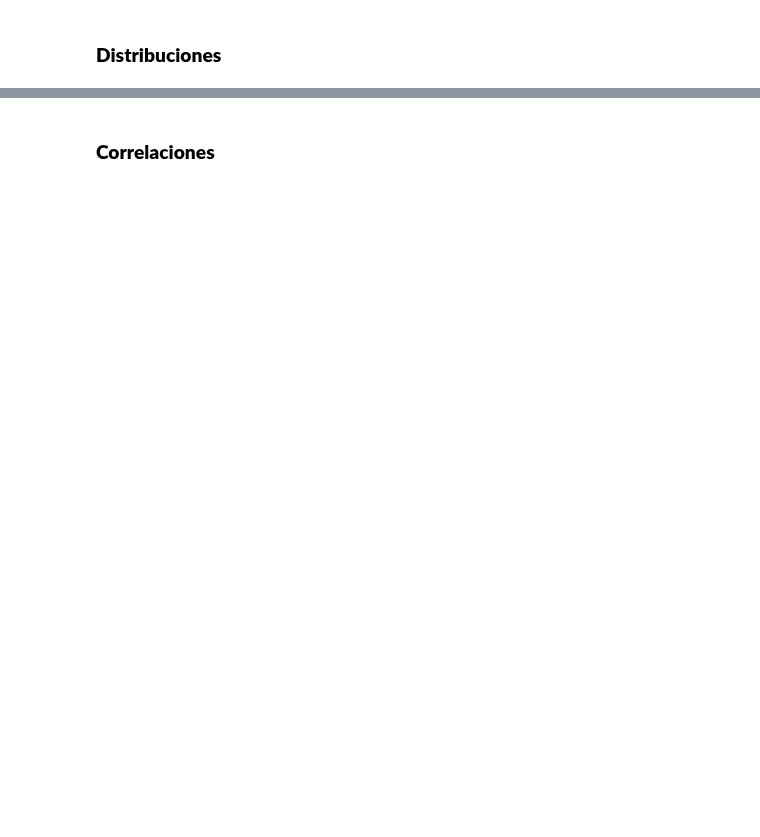
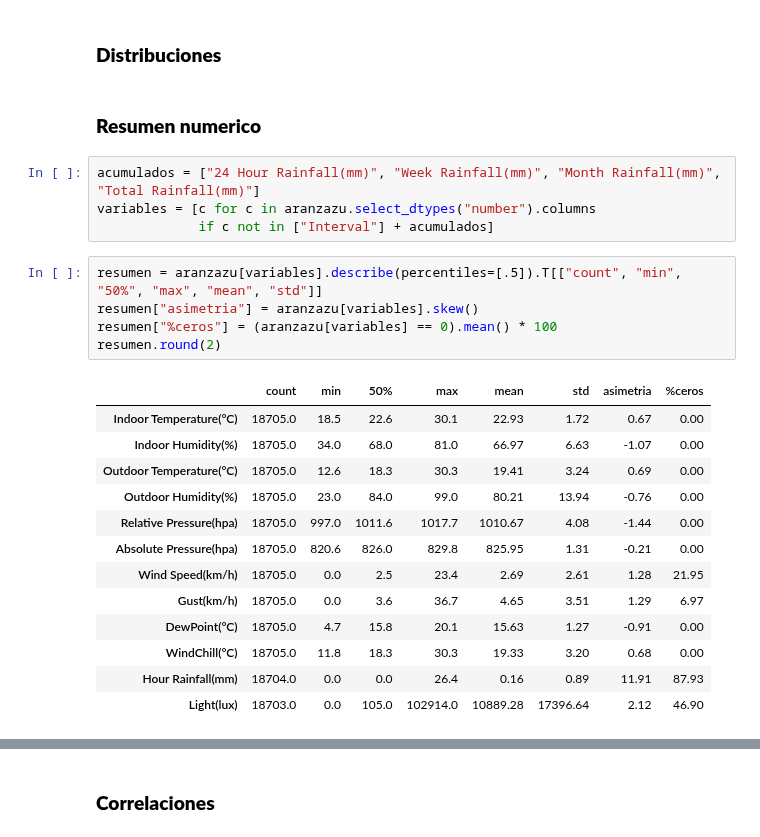
Before and after one commit to GabrielCastroBenitez09/Proyecto-Machine-Learning1, a Jupyter notebook: notebooks/01_eda.ipynb, the cells around one changed output, grey strips where cells are left out. Drawn from its saved outputs; the diff is of its cells as text; blank space fills up the shorter version.

```diff
--- a/notebooks/01_eda.ipynb
+++ b/notebooks/01_eda.ipynb
@@ -248,2 +359,27 @@ tabla_faltantes
 # %% [markdown]
 ### **Distribuciones**
+# %% [markdown]
+### **Resumen numerico**
+# %%
+acumulados = ["24 Hour Rainfall(mm)", "Week Rainfall(mm)", "Month Rainfall(mm)", "Total Rainfall(mm)"]
+variables = [c for c in aranzazu.select_dtypes("number").columns
+             if c not in ["Interval"] + acumulados]
+# %%
+resumen = aranzazu[variables].describe(percentiles=[.5]).T[["count", "min", "50%", "max", "mean", "std"]]
+resumen["asimetria"] = aranzazu[variables].skew()
+resumen["%ceros"] = (aranzazu[variables] == 0).mean() * 100
+resumen.round(2)
+# %% [output]
+|  | count | min | 50% | max | mean | std | asimetria | %ceros |
+| Indoor Temperature(°C) | 18705.0 | 18.5 | 22.6 | 30.1 | 22.93 | 1.72 | 0.67 | 0.00 |
+| Indoor Humidity(%) | 18705.0 | 34.0 | 68.0 | 81.0 | 66.97 | 6.63 | -1.07 | 0.00 |
+| Outdoor Temperature(°C) | 18705.0 | 12.6 | 18.3 | 30.3 | 19.41 | 3.24 | 0.69 | 0.00 |
+| Outdoor Humidity(%) | 18705.0 | 23.0 | 84.0 | 99.0 | 80.21 | 13.94 | -0.76 | 0.00 |
+| Relative Pressure(hpa) | 18705.0 | 997.0 | 1011.6 | 1017.7 | 1010.67 | 4.08 | -1.44 | 0.00 |
+| Absolute Pressure(hpa) | 18705.0 | 820.6 | 826.0 | 829.8 | 825.95 | 1.31 | -0.21 | 0.00 |
+| Wind Speed(km/h) | 18705.0 | 0.0 | 2.5 | 23.4 | 2.69 | 2.61 | 1.28 | 21.95 |
+| Gust(km/h) | 18705.0 | 0.0 | 3.6 | 36.7 | 4.65 | 3.51 | 1.29 | 6.97 |
+| DewPoint(°C) | 18705.0 | 4.7 | 15.8 | 20.1 | 15.63 | 1.27 | -0.91 | 0.00 |
+| WindChill(°C) | 18705.0 | 11.8 | 18.3 | 30.3 | 19.33 | 3.20 | 0.68 | 0.00 |
+| Hour Rainfall(mm) | 18704.0 | 0.0 | 0.0 | 26.4 | 0.16 | 0.89 | 11.91 | 87.93 |
+| Light(lux) | 18703.0 | 0.0 | 105.0 | 102914.0 | 10889.28 | 17396.64 | 2.12 | 46.90 |
```
Also changed, not shown: parts of 35 cells of this notebook, 4 other files.
